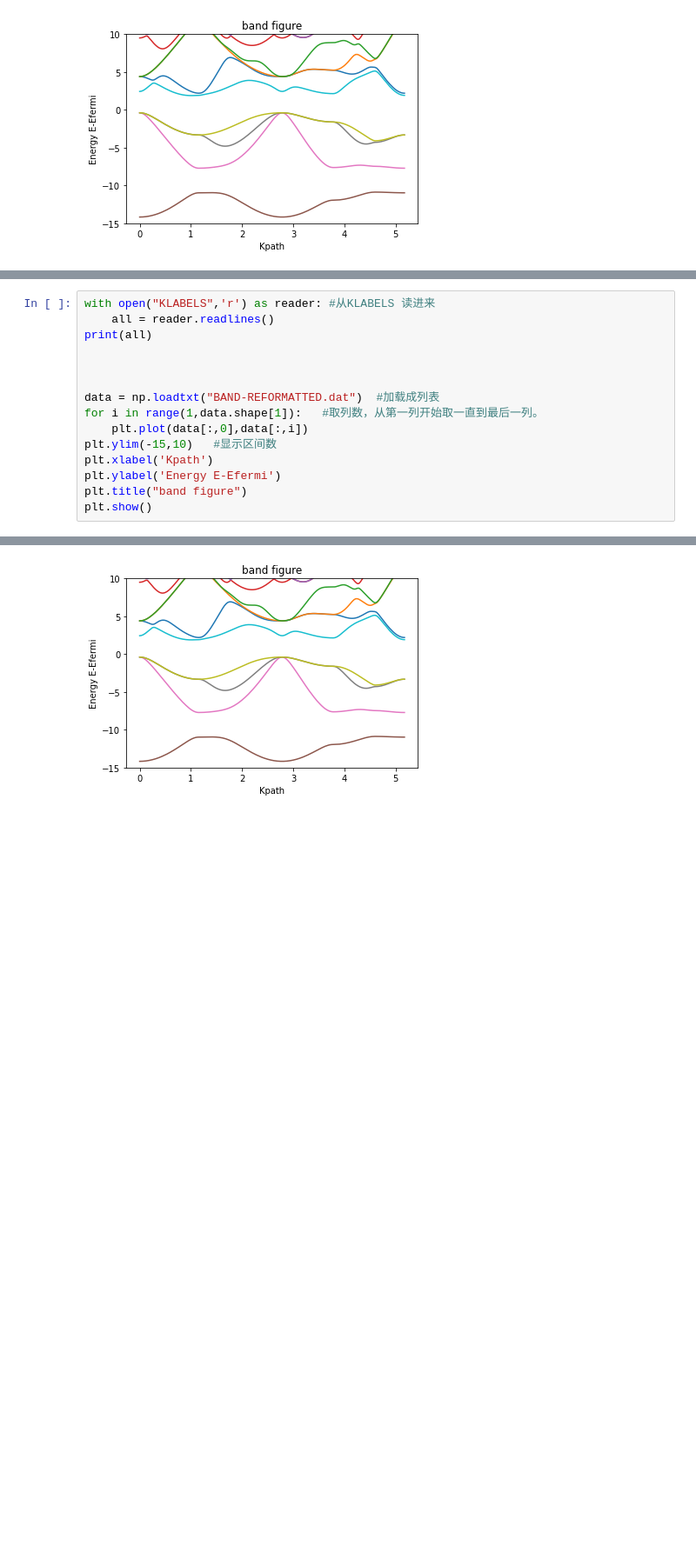
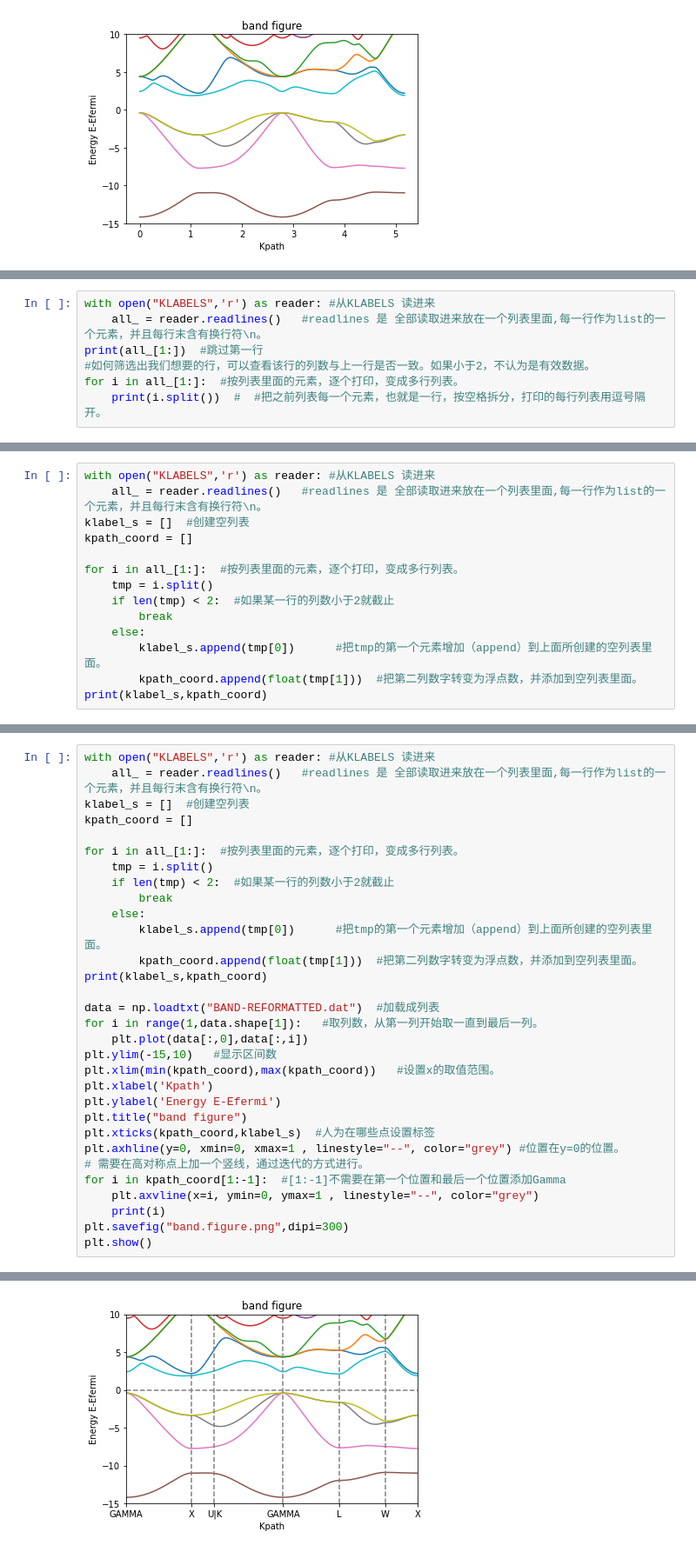
Before and after one commit to Da-Ren/vscode, a Jupyter notebook: Python-lesson/lesson4/lesson4.ipynb, the cells around one changed output, grey strips where cells are left out. Shown: that part at 87% size. Drawn from its saved outputs; the diff is of its cells as text; blank space fills up the shorter version.

```diff
--- a/Python-lesson/lesson4/lesson4.ipynb
+++ b/Python-lesson/lesson4/lesson4.ipynb
@@ -69,0 +70,7 @@ plt.show()
+# %%
+with open("KLABELS",'r') as reader: #从KLABELS 读进来
+	all_ = reader.readlines()   #readlines 是 全部读取进来放在一个列表里面,每一行作为list的一个元素，并且每行末含有换行符\n。
+print(all_[1:])  #跳过第一行
+#如何筛选出我们想要的行，可以查看该行的列数与上一行是否一致。如果小于2，不认为是有效数据。
+for i in all_[1:]:  #按列表里面的元素，逐个打印，变成多行列表。
+	print(i.split())  #  #把之前列表每一个元素，也就是一行，按空格拆分，打印的每行列表用逗号隔开。
@@ -69,0 +110,14 @@ plt.show()
+# %%
+with open("KLABELS",'r') as reader: #从KLABELS 读进来
+	all_ = reader.readlines()   #readlines 是 全部读取进来放在一个列表里面,每一行作为list的一个元素，并且每行末含有换行符\n。
+klabel_s = []  #创建空列表
+kpath_coord = []
+
+for i in all_[1:]:  #按列表里面的元素，逐个打印，变成多行列表。
+	tmp = i.split()
+	if len(tmp) < 2:  #如果某一行的列数小于2就截止
+		break
+	else:
+		klabel_s.append(tmp[0])      #把tmp的第一个元素增加（append）到上面所创建的空列表里面。
+		kpath_coord.append(float(tmp[1]))  #把第二列数字转变为浮点数，并添加到空列表里面。
+print(klabel_s,kpath_coord)
@@ -70,16 +128,32 @@ plt.show()
 # %%
 with open("KLABELS",'r') as reader: #从KLABELS 读进来
-	all = reader.readlines()
-print(all)
+	all_ = reader.readlines()   #readlines 是 全部读取进来放在一个列表里面,每一行作为list的一个元素，并且每行末含有换行符\n。
+klabel_s = []  #创建空列表
+kpath_coord = []
 
-
+for i in all_[1:]:  #按列表里面的元素，逐个打印，变成多行列表。
+	tmp = i.split()
+	if len(tmp) < 2:  #如果某一行的列数小于2就截止
+		break
+	else:
+		klabel_s.append(tmp[0])      #把tmp的第一个元素增加（append）到上面所创建的空列表里面。
+		kpath_coord.append(float(tmp[1]))  #把第二列数字转变为浮点数，并添加到空列表里面。
+print(klabel_s,kpath_coord)
 
 data = np.loadtxt("BAND-REFORMATTED.dat")  #加载成列表
 for i in range(1,data.shape[1]):   #取列数，从第一列开始取一直到最后一列。
 	plt.plot(data[:,0],data[:,i])
 plt.ylim(-15,10)   #显示区间数
+plt.xlim(min(kpath_coord),max(kpath_coord))   #设置x的取值范围。
 plt.xlabel('Kpath')
 plt.ylabel('Energy E-Efermi')
 plt.title("band figure")
+plt.xticks(kpath_coord,klabel_s)  #人为在哪些点设置标签
+plt.axhline(y=0, xmin=0, xmax=1 , linestyle="--", color="grey") #位置在y=0的位置。
+# 需要在高对称点上加一个竖线，通过迭代的方式进行。
+for i in kpath_coord[1:-1]:  #[1:-1]不需要在第一个位置和最后一个位置添加Gamma
+	plt.axvline(x=i, ymin=0, ymax=1 , linestyle="--", color="grey")
+	print(i)
+plt.savefig("band.figure.png",dipi=300)
 plt.show()
 # %% [output]
@@ -87 +166 @@ plt.show()
-[figure, old version]
+[figure, new version]
```
Also changed, not shown: parts of 7 cells of this notebook, 2 other files.
